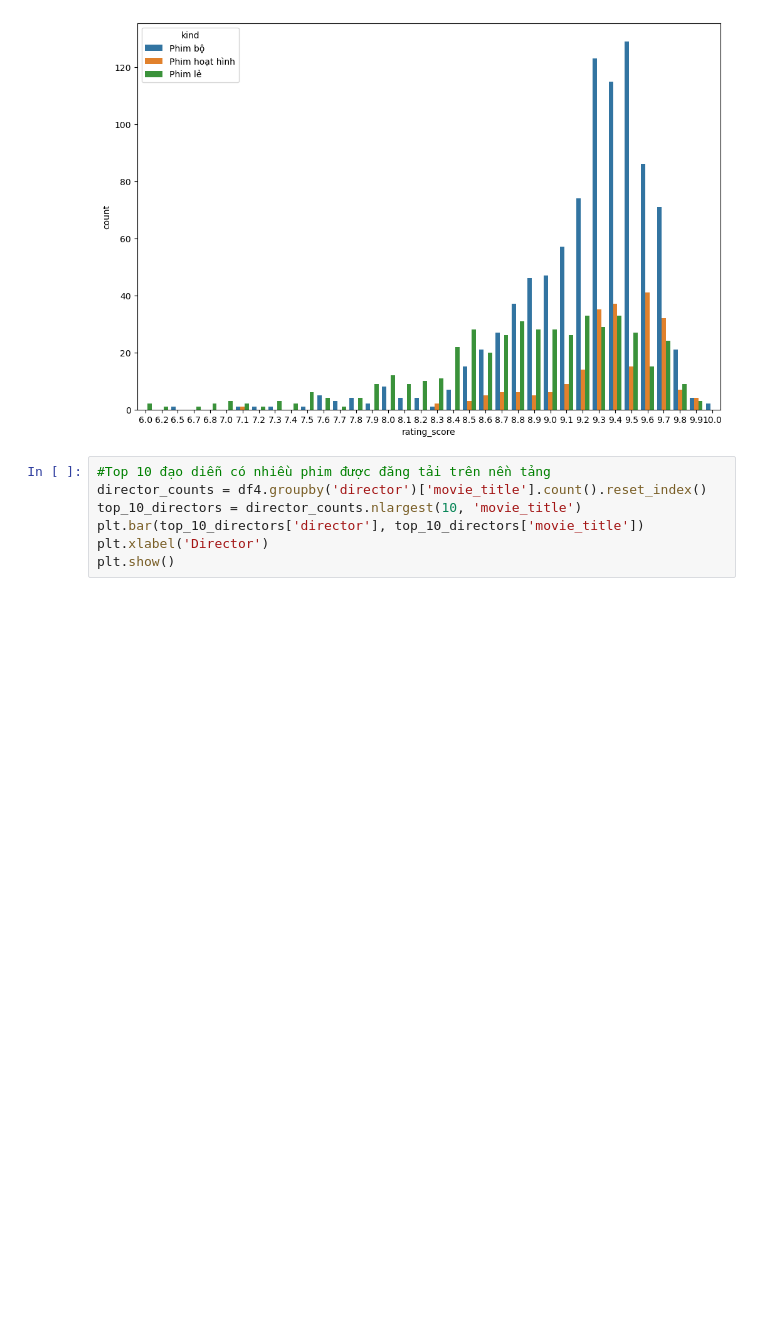
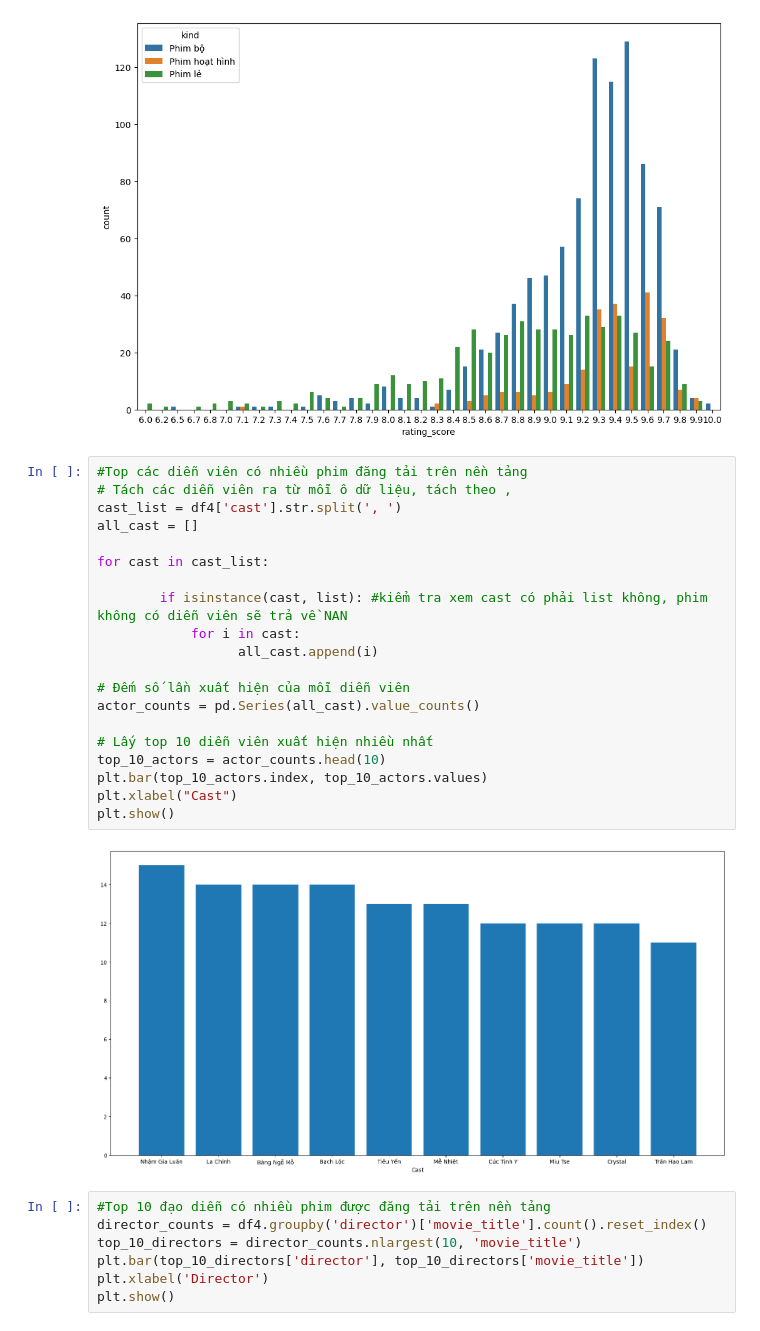
Before and after one commit to lamchi357/iQIYI, a Jupyter notebook: IQIYI.ipynb, the cells around one changed output. Saved outputs shown, nothing was run; the diff lists cells and outputs as text; blank space fills up the shorter version.

Commit message:
top diễn viên

```diff
--- a/IQIYI.ipynb
+++ b/IQIYI.ipynb
@@ -322,6 +322,28 @@ sns.countplot(x='rating_score',data = df3,hue='kind')
 # %% [output]
 <Axes: xlabel='rating_score', ylabel='count'>
 [figure]
+# %%
+#Top các diễn viên có nhiều phim đăng tải trên nền tảng
+# Tách các diễn viên ra từ mỗi ô dữ liệu, tách theo ,
+cast_list = df4['cast'].str.split(', ')
+all_cast = []
+
+for cast in cast_list:
+
+        if isinstance(cast, list): #kiểm tra xem cast có phải list không, phim không có diễn viên sẽ trả về NAN
+            for i in cast:
+                  all_cast.append(i)
+
+# Đếm số lần xuất hiện của mỗi diễn viên
+actor_counts = pd.Series(all_cast).value_counts()
+
+# Lấy top 10 diễn viên xuất hiện nhiều nhất
+top_10_actors = actor_counts.head(10)
+plt.bar(top_10_actors.index, top_10_actors.values)
+plt.xlabel("Cast")
+plt.show()
+# %% [output]
+[figure, added]
 # %%
 #Top 10 đạo diễn có nhiều phim được đăng tải trên nền tảng
 director_counts = df4.groupby('director')['movie_title'].count().reset_index()
```
Also changed, not shown: parts of 2 cells of this notebook.
